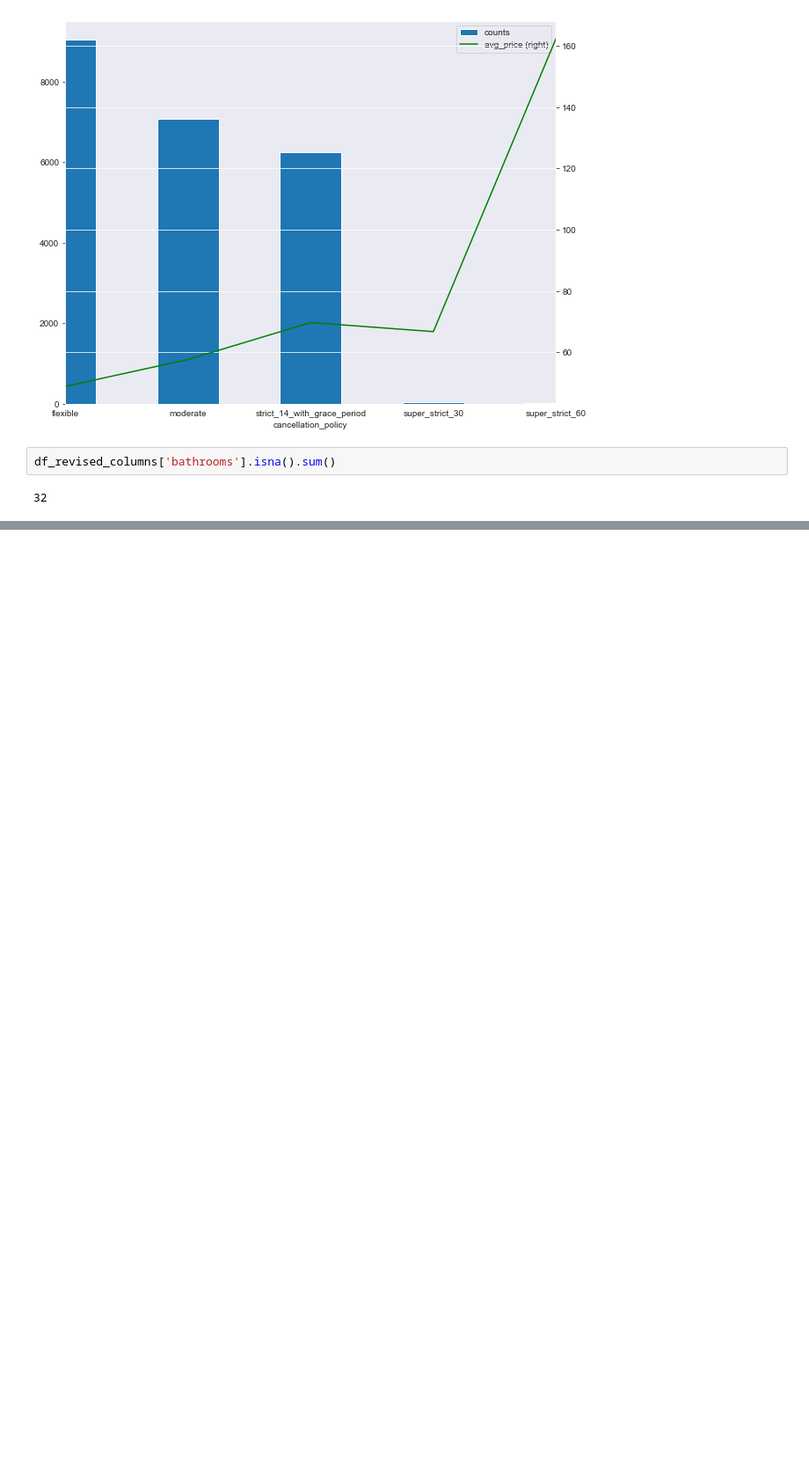
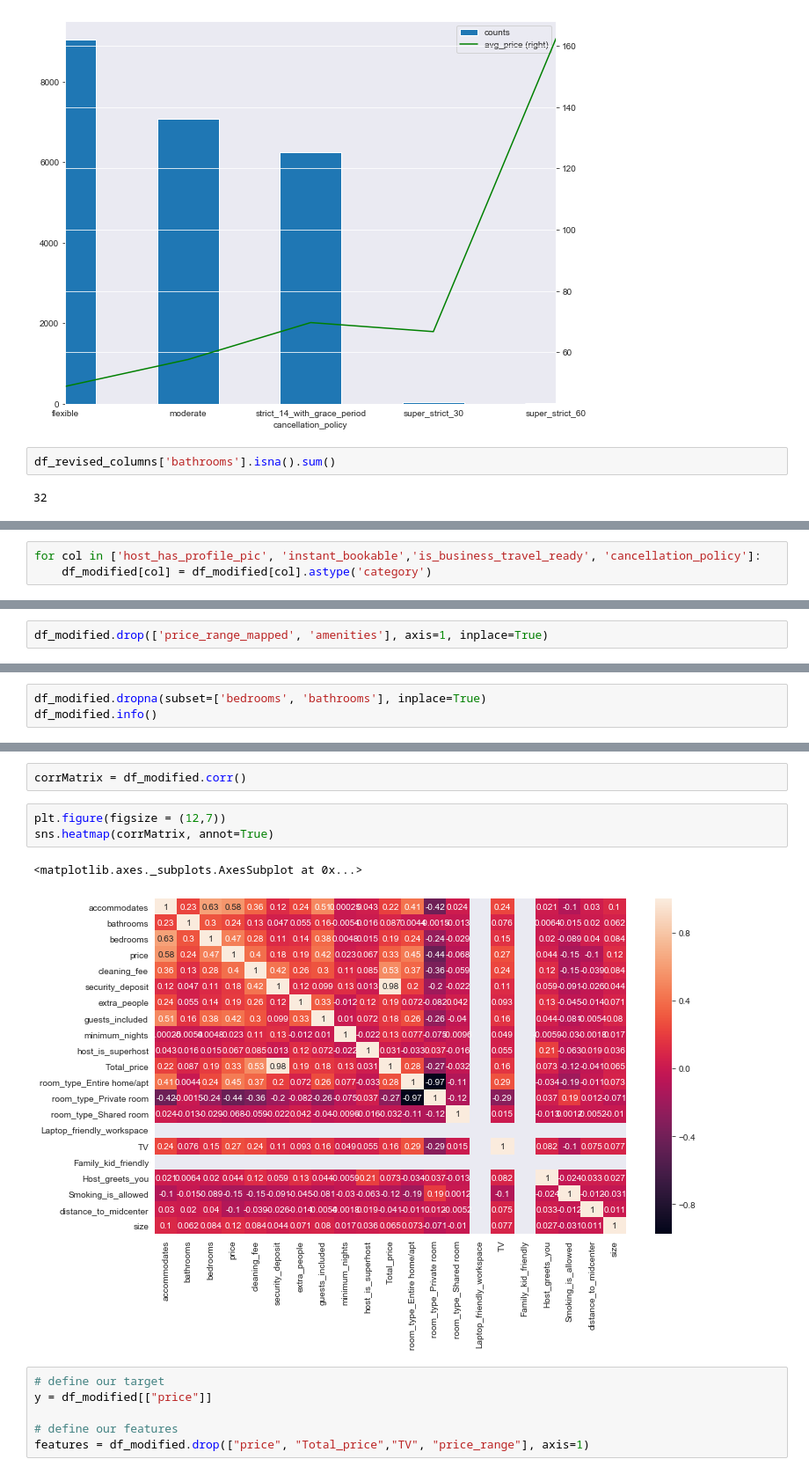
Before and after one commit to Ravi19911992/Springboard, a Jupyter notebook: Capstone_1_project/Capstone_1_project.ipynb, the cells around one changed output, grey strips where cells are left out. Shown at 88% size. Saved outputs shown, nothing was run; the diff lists cells and outputs as text; blank space fills up the shorter version.

```diff
--- a/Capstone_1_project/Capstone_1_project.ipynb
+++ b/Capstone_1_project/Capstone_1_project.ipynb
@@ -835,0 +1037,3 @@ df_revised_columns['bathrooms'].isna().sum()
+# %%
+for col in ['host_has_profile_pic', 'instant_bookable','is_business_travel_ready', 'cancellation_policy']:
+    df_modified[col] = df_modified[col].astype('category')
@@ -835,0 +1060,2 @@ df_revised_columns['bathrooms'].isna().sum()
+# %%
+df_modified.drop(['price_range_mapped', 'amenities'], axis=1, inplace=True)
@@ -835,0 +1094,3 @@ df_revised_columns['bathrooms'].isna().sum()
+# %%
+df_modified.dropna(subset=['bedrooms', 'bathrooms'], inplace=True)
+df_modified.info()
@@ -835,0 +1115,14 @@ df_revised_columns['bathrooms'].isna().sum()
+# %%
+corrMatrix = df_modified.corr()
+# %%
+plt.figure(figsize = (12,7))
+sns.heatmap(corrMatrix, annot=True)
+# %% [output]
+<matplotlib.axes._subplots.AxesSubplot at 0x...>
+[figure, added]
+# %%
+# define our target
+y = df_modified[["price"]]
+
+# define our features
+features = df_modified.drop(["price", "Total_price","TV", "price_range"], axis=1)
```
Also changed, not shown: parts of 62 cells of this notebook.
